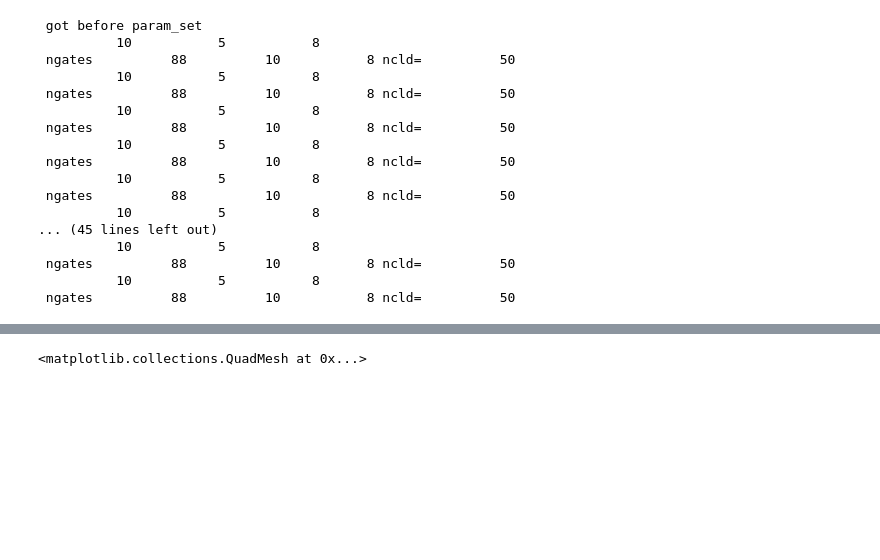
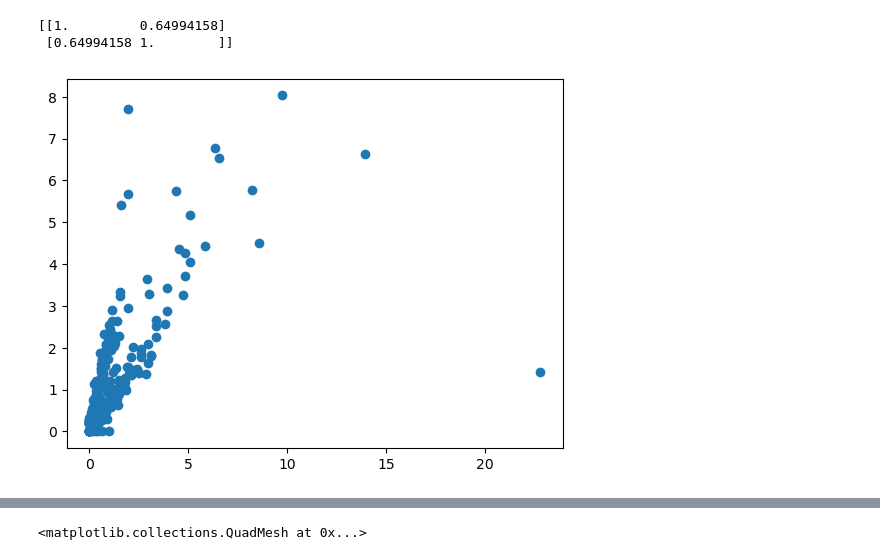
Before and after one commit to mgrecu35/cmbv7_rh8, a Jupyter notebook: cAlgDriver.ipynb, the cells around one changed output, grey strips where cells are left out. Cells and saved outputs as stored; diff of their text form; code cells hidden in the pictures; blank space fills up the shorter version.

```diff
--- a/cAlgDriver.ipynb
+++ b/cAlgDriver.ipynb
@@ -34,31 +34,56 @@ gmi_data=read_gmi(f1C11)
 lon_s1, lat_s1, tc_S1, lon_s2, lat_s2, tc_S2, sc_lat, sc_lon, inc_angle_s1, inc_angle_s2, sun_glint_angle_s1,yy,mm,dd,jday=gmi_data
 radar_data=read2AKuDPR(f2AKu,fDPR,0,300)
 zKuObs,binRealSurface,localZenithAngle,elevation,binClutterFree,binZeroDegree,piaHB,srtrelPIAku,NSRelibFlag,raintype,snowIceCover,seaIceConcentration,snrRatioku,srtPIAku,srtsigmaPIAku,sigmaZeroKu,freeZH,envTemp,missing_flag,dataquality_flag,modestatus_flag,iLandOcean,flagPrecip,sfcRain,zKaObs,dsrtPIAKa,dsrtPIAKu,dsrtrelPIA,MSRelibFlag,dsrtsigmaPIAku,xlon,xlat,yy_radar,jday_radar,mp_nodes=radar_data
-tpwC=cAlg.set_gmi_data(tc_S1.T,lat_s1.T,lon_s1.T,tc_S2.T,lat_s2.T,lon_s2.T,sc_lon,sc_lat,inc_angle_s1[:,:,0].T,inc_angle_s2[:,:,0].T,mm[0],jday[0])
+#tpwC=cAlg.set_gmi_data(tc_S1.T,lat_s1.T,lon_s1.T,tc_S2.T,lat_s2.T,lon_s2.T,sc_lon,sc_lat,inc_angle_s1[:,:,0].T,inc_angle_s2[:,:,0].T,mm[0],jday[0])
 sysdn=-0.25
 nMemb=10
 n_mu=5
 n_max_freq=8
-for i in range(1):
-    cAlg.radarretsub2(sysdn,nMemb,n_mu,n_max_freq)
+
 #print(inc_angle_s1.shape)
 #print(inc_angle_s2.shape)
 #print(sun_glint_angle_s1.shape)
-# %% [output]
- got before param_set
-          10           5           8
- ngates          88          10           8 ncld=          50
-          10           5           8
- ngates          88          10           8 ncld=          50
-          10           5           8
- ngates          88          10           8 ncld=          50
-          10           5           8
- ngates          88          10           8 ncld=          50
-          10           5           8
- ngates          88          10           8 ncld=          50
-          10           5           8
-... (45 lines left out)
-          10           5           8
- ngates          88          10           8 ncld=          50
-          10           5           8
- ngates          88          10           8 ncld=          50
+# %%
+#zKuObs,binRealSurface,localZenithAngle,elevation,binClutterFree,binZeroDegree,piaHB,srtrelPIAku,NSRelibFlag,raintype,snowIceCover,seaIceConcentration,snrRatioku,srtPIAku,srtsigmaPIAku,sigmaZeroKu,freeZH,envTemp,missing_flag,dataquality_flag,modestatus_flag,iLandOcean,flagPrecip,sfcRain,zKaObs,dsrtPIAKa,dsrtPIAKu,dsrtrelPIA,MSRelibFlag,dsrtsigmaPIAku,xlon,xlat,yy_radar,jday_radar,mp_nodes
+import numpy as np
+
+a=np.nonzero(raintype>0)
+sfcPrecip2=np.zeros((raintype.shape[0],raintype.shape[1]),float)
+for iprof in range(0,len(a[0])):
+    if raintype[a[0][iprof],a[1][iprof]]==3:
+        continue
+    itype=raintype[a[0][iprof],a[1][iprof]]
+
+    z13obs=zKuObs[a[0][iprof],a[1][iprof]]
+    z35obs=zKaObs[a[0][iprof],a[1][iprof]]
+    nodes=mp_nodes[a[0][iprof],a[1][iprof]]
+    isurf=binRealSurface[a[0][iprof],a[1][iprof]]
+    imu=3
+    log10dnp=np.zeros((88),float)
+    dr=0.25
+    ic,jc=1,1
+    nmfreq=8
+    hfreez=freeZH[a[0][iprof],a[1][iprof]]/1e3
+    pia13srt=srtPIAku[a[0][iprof],a[1][iprof]]
+    pia35srt=-999.9
+    imemb=1
+    localzangle=localZenithAngle[a[0][iprof],a[1][iprof]]
+    wfractpix=0.0
+    xs=np.zeros((15),float)
+    nstda=0.125
+    reliabflag_py=0
+    isurf=isurf//2
+    z13obs=10*np.log10((10**(z13obs[::2]/10.)+10**(z13obs[1::2]/10.)+1e-5)/2)
+    z35obs=10*np.log10((10**(z35obs[::2]/10.)+10**(z35obs[1::2]/10.)+1e-5)/2)
+    ichunk=0
+
+    z13,z35,pia35m,pia13m,z35mod,pwc,salb,kext,asym,rrate,dm,log10dn = cAlg.fmodel_wrapper(z13obs,z35obs,nodes,isurf,imu,log10dnp,dr,ic,jc,nmfreq,itype,hfreez,pia13srt,pia35srt,imemb,localzangle,wfractpix,xs,ichunk,nstda,reliabflag_py)
+    sfcPrecip2[a[0][iprof],a[1][iprof]]=rrate[nodes[4]]
+# %%
+b=np.nonzero(sfcPrecip2[a]>=0)
+plt.scatter(sfcPrecip2[a][b],sfcRain[a][b])
+print(np.corrcoef(sfcPrecip2[a][b],sfcRain[a][b]))
+# %% [output]
+[[1.         0.64994158]
+ [0.64994158 1.        ]]
+[figure, added]
```
Also changed, not shown: parts of 3 cells of this notebook, 4 other files.
